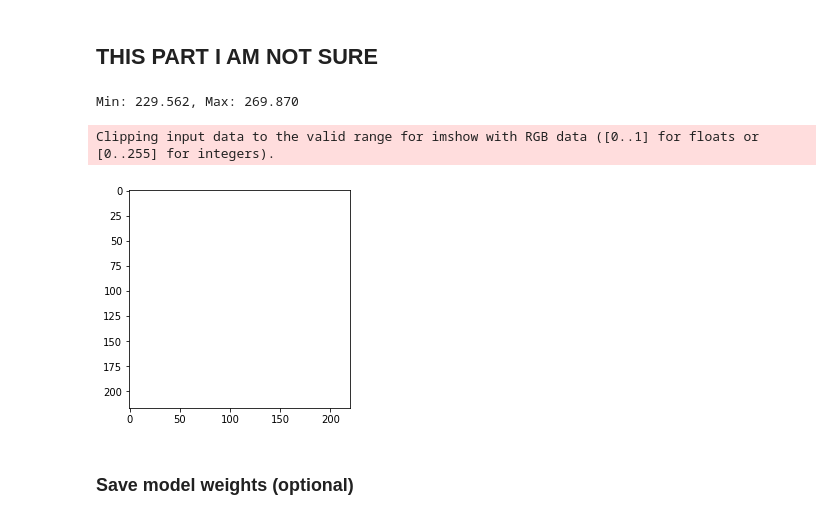
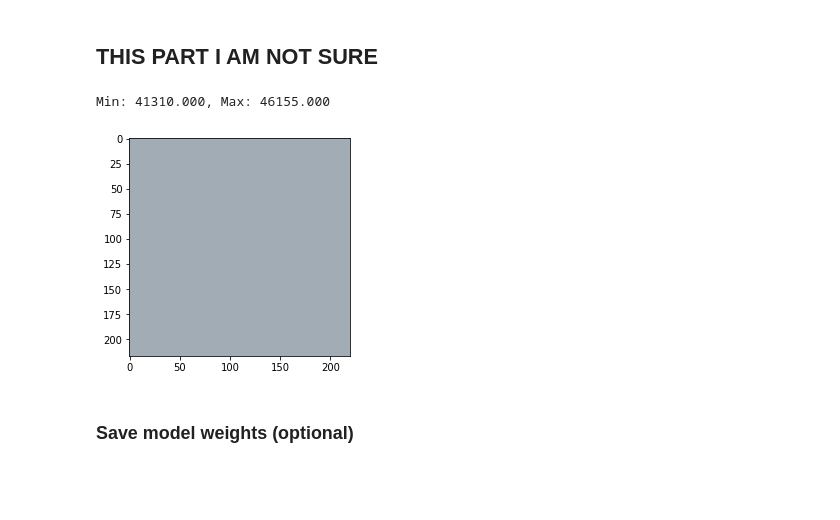
Before and after one commit to lcipolina/escher, a Jupyter notebook: ML/ImagePainterNN.ipynb, the cells around one changed output. Drawn from its saved outputs; the diff is of its cells as text; code cells hidden in the pictures; blank space fills up the shorter version.

```diff
--- a/ML/ImagePainterNN.ipynb
+++ b/ML/ImagePainterNN.ipynb
@@ -65,7 +65,7 @@ def get_image_array_from_numpy(numpy_array,
         new_image.append([])
         for x in range(0, width):
             new_image[y].append(numpy_array[y + height * x].tolist())
-            #new_image[y][x] = [int(i) for i in new_image[y][x]] # COMMENT THIS OUT LUCIA
+            new_image[y][x] = [int(i) for i in new_image[y][x]] # COMMENT THIS OUT LUCIA
 
     return new_image
 # %% [markdown]
@@ -79,15 +79,12 @@ uploaded = files.upload()
 Saving simone.jpg to simone.jpg
 # %%
 #Use PIL to open and show the image
+#img_path = 'data/pixabay_Kirgiz03.jpg'# Load color image
 fname = next(iter(uploaded)) #Get the file's name
-image = Image.open(fname)
-# show the image (note that PIL doesn not convert image to Matrix form)
-image  #Google's colab equivalent to image.show()
-print('Min: %.3f, Max: %.3f' % (pixels.min(), pixels.max()))
 
 #Use openCV to open and show the image
 #OpenCV follows BGR color convention and PIL follows RGB color
-#image = cv2.imread(fname)
-#plt.imshow(image)
-#plt.show()
+image = cv2.imread(fname)
+plt.imshow(img, cmap='gray')
+plt.show()
 # %% [output]
@@ -108,6 +111,6 @@ Min: 0.000, Max: 1.000
 # %%
 #convert back to Simone's labelling
-image = pixels
+#image = pixels
 # %% [markdown]
 ### Convert raw image in X and Y inputs for the NN
 # %%
@@ -206,20 +191,16 @@ pixels *= 255.0
 # confirm the normalization
 print('Min: %.3f, Max: %.3f' % (pixels.min(), pixels.max()))
 # %% [output]
-Min: 229.562, Max: 269.870
+Min: 41310.000, Max: 46155.000
 # %%
 # Let's show the picture!
 #pixels
 plt.imshow(new_image)
-img = Image.fromarray(pixels, 'RGB')
-#img.save('my.png')
-img #Google's Colab equivalent to img.show()
 
 #plt.imshow(pixels)
-#plt.show()
+plt.show()
 # %% [output]
-Clipping input data to the valid range for imshow with RGB data ([0..1] for floats or [0..255] for integers).
-[figure, old version]
+[figure, new version]
 # %% [markdown]
 ### Save model weights (optional)
 # %%
```
Also changed, not shown: parts of 5 cells of this notebook.
